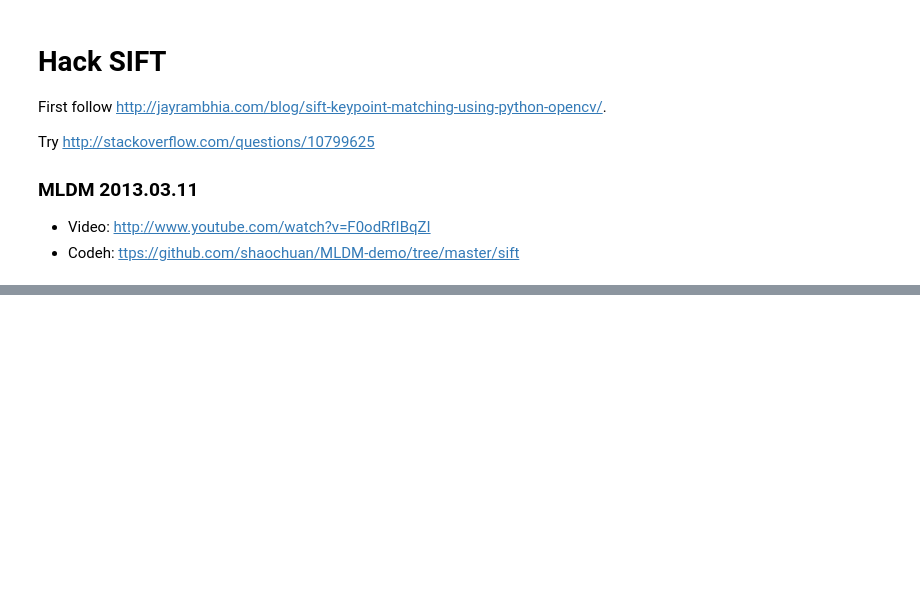
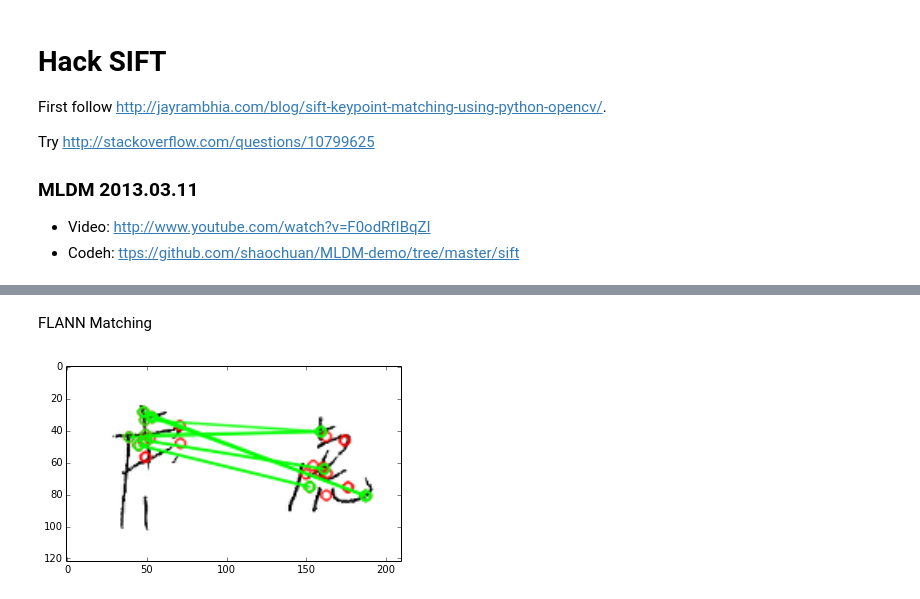
Before and after one commit to Rotceh/2013-ML-TeamProject, a Jupyter notebook: sift_opencv.ipynb, the cells around one changed output, grey strips where cells are left out. Drawn from its saved outputs; the diff is of its cells as text; code cells hidden in the pictures; blank space fills up the shorter version.

```diff
--- a/sift_opencv.ipynb
+++ b/sift_opencv.ipynb
@@ -141,0 +148,31 @@ desc.shape
+# %% [markdown]
+FLANN Matching
+# %%
+# FLANN parameters
+FLANN_INDEX_KDTREE = 0
+index_params = dict(algorithm = FLANN_INDEX_KDTREE, trees = 5)
+search_params = dict(checks=100)   # or pass empty dictionary
+
+flann = cv2.FlannBasedMatcher(index_params,search_params)
+
+matches = flann.knnMatch(desc_tpl, desc_sp, k=2)
+
+# Need to draw only good matches, so create a mask
+matchesMask = [[0,0] for i in xrange(len(matches))]
+
+# ratio test as per Lowe's paper
+for i,(m,n) in enumerate(matches):
+    if m.distance < 0.9 * n.distance:
+        matchesMask[i]=[1,0]
+
+draw_params = dict(matchColor = (0,255,0),
+                   singlePointColor = (255,0,0),
+                   matchesMask = matchesMask,
+                   flags = 0)
+
+img3 = cv2.drawMatchesKnn(wd_template, kp_tpl, wd_sample, kp_sp, matches, None, **draw_params)
+
+pl.imshow(img3,)
+pl.show()
+# %% [output]
+[figure, added]
```
Also changed, not shown: parts of 15 cells of this notebook.
